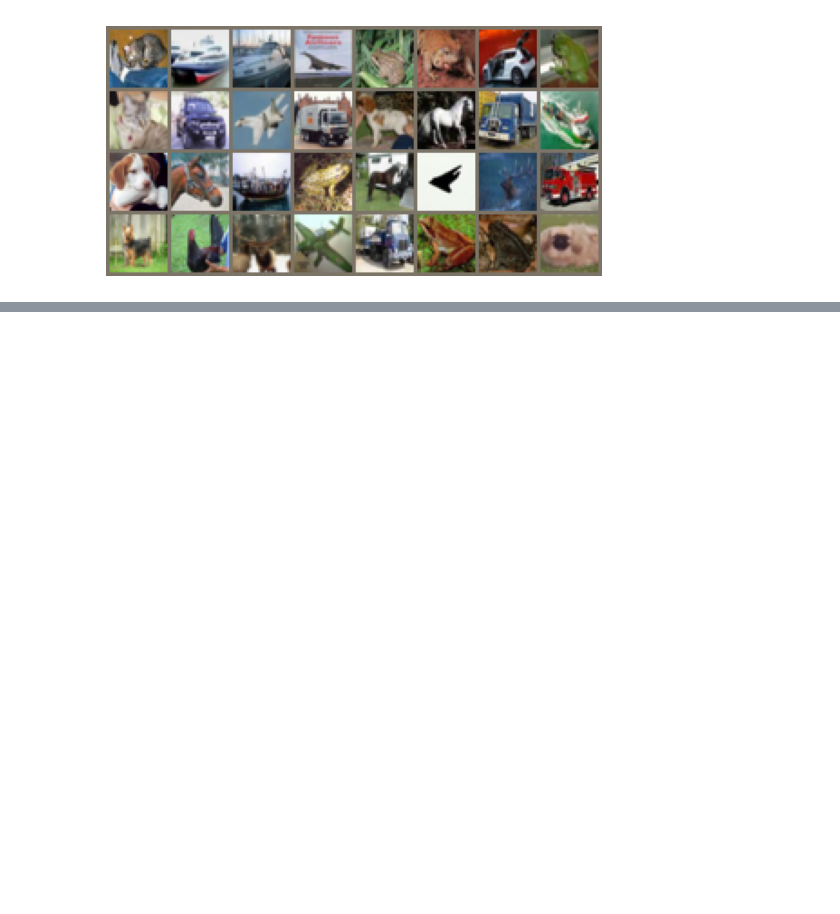
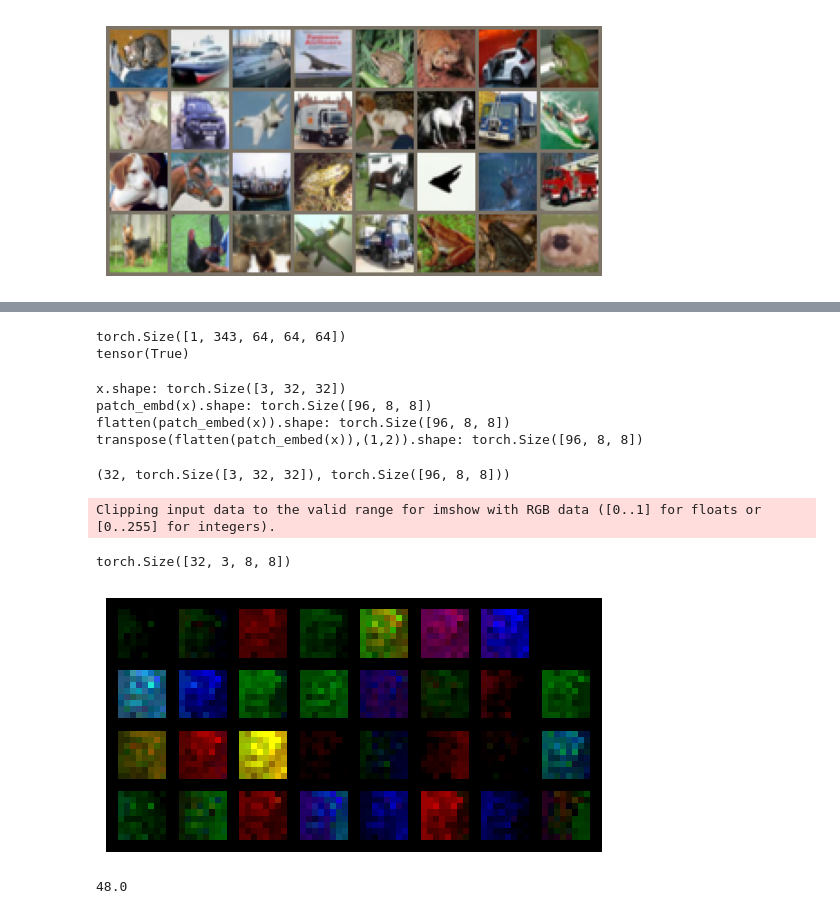
Before and after one commit to aspiringastro/vit-step-by-step, a Jupyter notebook: vit.ipynb, the cells around one changed output, grey strips where cells are left out. Drawn from its saved outputs; the diff is of its cells as text; code cells hidden in the pictures; blank space fills up the shorter version.

```diff
--- a/vit.ipynb
+++ b/vit.ipynb
@@ -22,0 +77,75 @@ util.show_images(images, dataset.mean, dataset.std)
+# %%
+# https://discuss.pytorch.org/t/patch-making-does-pytorch-have-anything-to-offer/33850/11
+x = torch.randn(1, 500, 500, 500)  # batch, c, h, w
+kc, kh, kw = 64, 64, 64  # kernel size
+dc, dh, dw = 64, 64, 64  # stride
+patches = x.unfold(1, kc, dc).unfold(2, kh, dh).unfold(3, kw, dw)
+unfold_shape = patches.size()
+patches = patches.contiguous().view(patches.size(0), -1, kc, kh, kw)
+print(patches.shape)
+
+# Reshape back
+patches_orig = patches.view(unfold_shape)
+output_c = unfold_shape[1] * unfold_shape[4]
+output_h = unfold_shape[2] * unfold_shape[5]
+output_w = unfold_shape[3] * unfold_shape[6]
+patches_orig = patches_orig.permute(0, 1, 4, 2, 5, 3, 6).contiguous()
+patches_orig = patches_orig.view(1, output_c, output_h, output_w)
+
+# Check for equality
+print((patches_orig == x[:, :output_c, :output_h, :output_w]).all())
+# %% [output]
+torch.Size([1, 343, 64, 64, 64])
+tensor(True)
+# %%
+class PatchEmbedding(nn.Module):
+    """
+    Patch embed layer that takes a 2D image to patches of size P
+    """
+    def __init__(self, img_size, patch_size, in_chans=3, embed_dim=96):
+        super().__init__()
+        self.img_size = img_size
+        self.patch_size = patch_size
+        self.n_patches = (img_size // patch_size) ** 2
+        self.patch_embd = nn.Conv2d(
+            in_chans,
+            embed_dim,
+            kernel_size=patch_size,
+            stride=patch_size
+            )
+
+    def forward(self, x):
+        print(f"x.shape: {x.shape}")
+        x = self.patch_embd(x)
+        print(f"patch_embd(x).shape: {x.shape}")
+        x = x.flatten(2)
+        print(f"flatten(patch_embed(x)).shape: {x.shape}")
+        x = x.transpose(1,2)
+        print(f"transpose(flatten(patch_embed(x)),(1,2)).shape: {x.shape}")
+        return x
+# %%
+x = images[0]
+img_size = x.shape[-1]
+p = PatchEmbedding(img_size=img_size, patch_size=4)
+y = p(x)
+img_size, x.shape, y.shape
+# %% [output]
+x.shape: torch.Size([3, 32, 32])
+patch_embd(x).shape: torch.Size([96, 8, 8])
+flatten(patch_embed(x)).shape: torch.Size([96, 8, 8])
+transpose(flatten(patch_embed(x)),(1,2)).shape: torch.Size([96, 8, 8])
+(32, torch.Size([3, 32, 32]), torch.Size([96, 8, 8]))
+# %%
+from torchvision import transforms as T
+
+img_patches = torch.reshape(y, (-1, 3, y.shape[-1], y.shape[-1]))
+util.show_images(img_patches)
+img_patches.shape
+# %% [output]
+Clipping input data to the valid range for imshow with RGB data ([0..1] for floats or [0..255] for integers).
+torch.Size([32, 3, 8, 8])
+[figure, added]
+# %%
+3*32*32/(8*8)
+# %% [output]
+48.0
```
Also changed, not shown: parts of 8 cells of this notebook, 3 other files.
